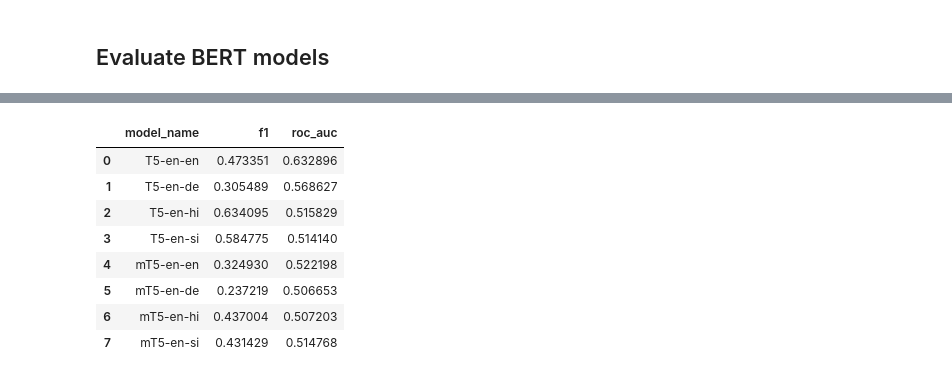
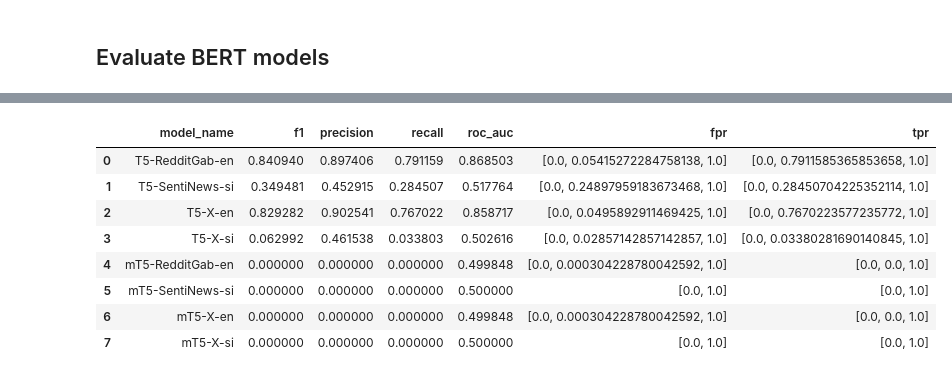
Before and after one commit to arruw/fri-2021-nlp-project, a Jupyter notebook: src/eval-t5.ipynb, the cells around one changed output, grey strips where cells are left out. Saved outputs shown, nothing was run; the diff lists cells and outputs as text; code cells hidden in the pictures.

```diff
--- a/src/eval-t5.ipynb
+++ b/src/eval-t5.ipynb
@@ -153,7 +169,7 @@ def get_t5_model(model_name, hf_model_type, hf_model_name):
     )
 # %%
 need_training, t5_en_model = get_t5_model(
-    "t5_en",
+    "t5_en_x6",
     "t5",
     "t5-small",
 )
@@ -172,6 +188,6 @@ if need_training:
 # %%
 need_training, mt5_en_model = get_t5_model(
-    "mt5_en",
+    "mt5_en_x6",
     "mt5",
     "google/mt5-small",
 )
@@ -210,30 +210,33 @@ def eval_model(model, data_df):
     to_predict = (data_df["prefix"] + ": " + data_df["input_text"]).tolist()
     y_hat = model.predict(to_predict)
 
-    y_true = data_df["target_text"].apply(lambda x: 0 if x == "NOT" else 1)
-    y_score = list(map(lambda x: 0 if x == "NOT" else 1, y_hat))
+    y_true = data_df["target_text"]
+    p_hat = [0.0 if x == "NOT" else 1.0 for x in y_hat]
 
-    acc = sklearn.metrics.accuracy_score(y_true, y_score)
-    f1 = sklearn.metrics.f1_score(y_true, y_score)
-    fpr, tpr, t = sklearn.metrics.roc_curve(y_true, y_score)
+    f1 = sklearn.metrics.f1_score(y_true, y_hat, pos_label="HOF")
+    precision = sklearn.metrics.precision_score(y_true, y_hat, pos_label="HOF")
+    recall = sklearn.metrics.recall_score(y_true, y_hat, pos_label="HOF")
+    fpr, tpr, t = sklearn.metrics.roc_curve(y_true, p_hat, pos_label="HOF")
     roc_auc = sklearn.metrics.auc(fpr, tpr)
 
-    return f1, roc_auc, fpr, tpr
+    return f1, precision, recall, roc_auc, fpr, tpr
 # %%
 eval_models = [
-    ("T5-HASOC-en", t5_en_model, test_en_df),
-    ("T5-HASOC-de", t5_en_model, test_de_df),
-    ("T5-HASOC-hi", t5_en_model, test_hi_df),
+    ("T5-RedditGab-en", t5_en_model, test_en_df),
     ("T5-SentiNews-si", t5_en_model, test_si_df),
 
-    ("mT5-HASOC-en", mt5_en_model, test_en_df),
-    ("mT5-HASOC-de", mt5_en_model, test_de_df),
-    ("mT5-HASOC-hi", mt5_en_model, test_hi_df),
+    ("T5-X-en", t5_ml_model, test_en_df),
+    ("T5-X-si", t5_ml_model, test_si_df),
+
+    ("mT5-RedditGab-en", mt5_en_model, test_en_df),
     ("mT5-SentiNews-si", mt5_en_model, test_si_df),
+
+    ("mT5-X-en", mt5_ml_model, test_en_df),
+    ("mT5-X-si", mt5_ml_model, test_si_df),
 ]
 
 results = []
 
 for model_name, model, data_df in eval_models:
-    f1, roc_auc, fpr, tpr = eval_model(model, data_df)
-    results += [(model_name, f1, roc_auc, fpr, tpr)]
+    f1, precision, recall, roc_auc, fpr, tpr = eval_model(model, data_df)
+    results += [(model_name, f1, precision, recall, roc_auc, fpr, tpr)]
@@ -261,17 +255,16 @@ plt.savefig("results/eval-t5-rocs.pdf")
 # %%
-results_df = pd.DataFrame(results, columns=["model_name", "f1", "roc_auc", "fpr", "tpr"])
-results_df = results_df.drop(columns=["fpr", "tpr"])
+results_df = pd.DataFrame(results, columns=["model_name", "f1", "precision", "recall", "roc_auc", "fpr", "tpr"])
 results_df.to_csv("results/eval-t5.csv", index=False)
 results_df.head(30)
 # %% [output]
-|  | model_name | f1 | roc_auc |
-| 0 | T5-en-en | 0.473351 | 0.632896 |
-| 1 | T5-en-de | 0.305489 | 0.568627 |
-| 2 | T5-en-hi | 0.634095 | 0.515829 |
-| 3 | T5-en-si | 0.584775 | 0.514140 |
-| 4 | mT5-en-en | 0.324930 | 0.522198 |
-| 5 | mT5-en-de | 0.237219 | 0.506653 |
-| 6 | mT5-en-hi | 0.437004 | 0.507203 |
-| 7 | mT5-en-si | 0.431429 | 0.514768 |
+|  | model_name | f1 | precision | recall | roc_auc | fpr | tpr |
+| 0 | T5-RedditGab-en | 0.840940 | 0.897406 | 0.791159 | 0.868503 | [0.0, 0.05415272284758138, 1.0] | [0.0, 0.7911585365853658, 1.0] |
+| 1 | T5-SentiNews-si | 0.349481 | 0.452915 | 0.284507 | 0.517764 | [0.0, 0.24897959183673468, 1.0] | [0.0, 0.28450704225352114, 1.0] |
+| 2 | T5-X-en | 0.829282 | 0.902541 | 0.767022 | 0.858717 | [0.0, 0.0495892911469425, 1.0] | [0.0, 0.7670223577235772, 1.0] |
+| 3 | T5-X-si | 0.062992 | 0.461538 | 0.033803 | 0.502616 | [0.0, 0.02857142857142857, 1.0] | [0.0, 0.03380281690140845, 1.0] |
+| 4 | mT5-RedditGab-en | 0.000000 | 0.000000 | 0.000000 | 0.499848 | [0.0, 0.000304228780042592, 1.0] | [0.0, 0.0, 1.0] |
+| 5 | mT5-SentiNews-si | 0.000000 | 0.000000 | 0.000000 | 0.500000 | [0.0, 1.0] | [0.0, 1.0] |
+| 6 | mT5-X-en | 0.000000 | 0.000000 | 0.000000 | 0.499848 | [0.0, 0.000304228780042592, 1.0] | [0.0, 0.0, 1.0] |
+| 7 | mT5-X-si | 0.000000 | 0.000000 | 0.000000 | 0.500000 | [0.0, 1.0] | [0.0, 1.0] |
 # %%
 %reset
```
Also changed, not shown: parts of 18 cells of this notebook, 8 other files.
